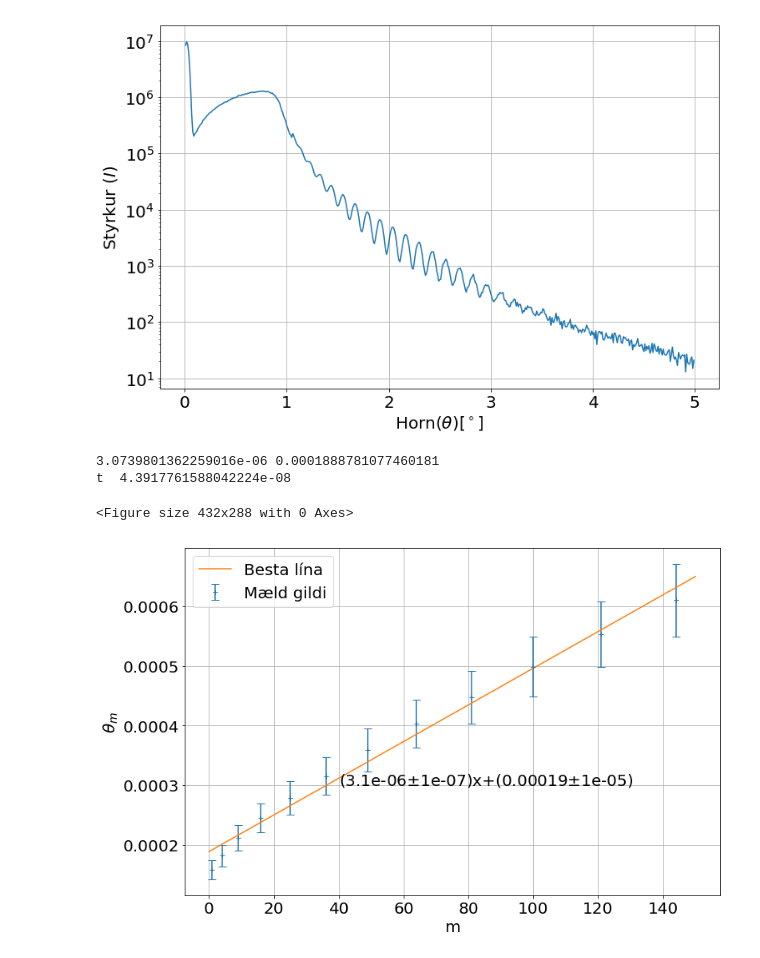
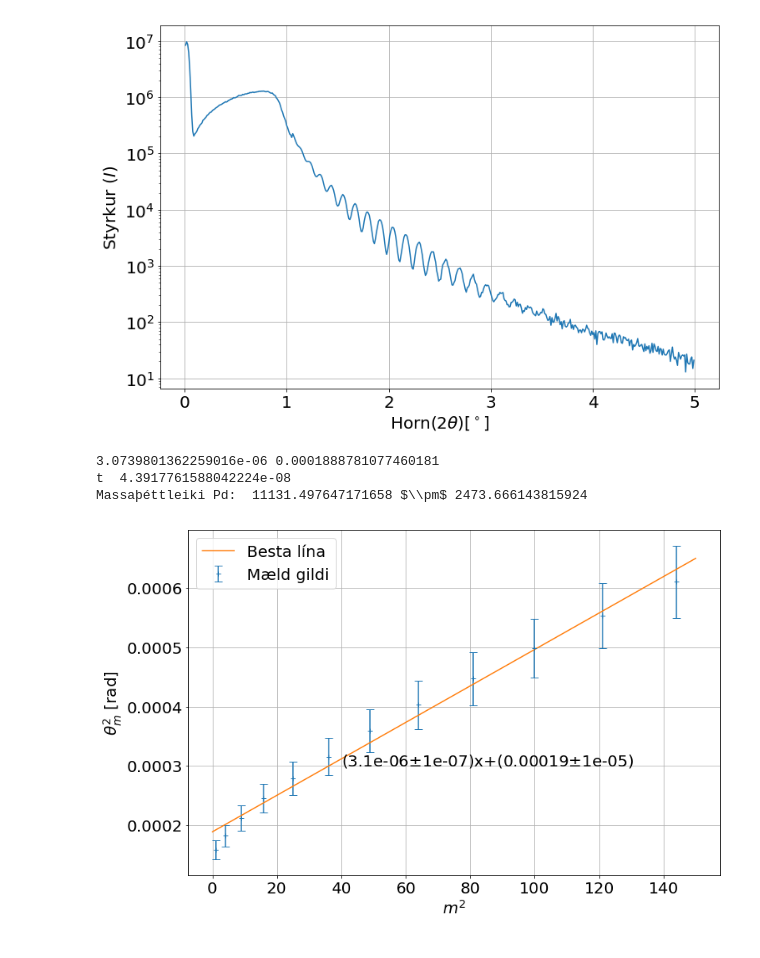
Before and after one commit to EmilGauti/rontgen, a Jupyter notebook: rontgen.ipynb, the cells around one changed output. Saved outputs shown, nothing was run; the diff lists cells and outputs as text; code cells hidden in the pictures.

Commit message:
maff næstum komið

```diff
--- a/rontgen.ipynb
+++ b/rontgen.ipynb
@@ -6,6 +6,13 @@ KEN002 = np.loadtxt('KEN002.xy')
 KEN004 = np.loadtxt('KEN004_vixl.xy')
 KEN002_speglun = np.loadtxt('KEN002_Speglun.xy')
 KEN004_speglun = np.loadtxt('KEN004_Speglun.xy')
+###FASTAR
+r0 = 2.82e-15
+NA = 6.0221409e+23
+lam = 1.54*10**(-10)
+Ks=0.9
+A = 106.42*1.660539040e-27#Kg
+Z = 46
 # %%
 ###KEN002 plain
 
@@ -84,44 +94,55 @@ plt.figure(figsize = (12, 8))
 plt.plot(KEN002_speglun[:,0],KEN002_speglun[:,1])
 
 plt.yscale('log')
-plt.xlabel('Horn($ \\theta) [^\circ$]')
+plt.xlabel('Horn($2 \\theta) [^\circ$]')
 plt.ylabel('Styrkur $(I)$')
 plt.grid()
-plt.show()
 plt.savefig('KEN002_spegl.png')
 plt.savefig('KEN002_spegl.PDF')
+plt.show()
+
 ####### Hallatölu graf
 plt.figure(figsize = (12, 8))
 theta2_m = np.array([1.441, 1.546, 1.670, 1.795, 1.915, 2.035, 2.173, 2.300, 2.424, 2.559, 2.695, 2.831])/2
 theta2_m = theta2_m * np.pi/180
 theta2_m = theta2_m**2
 yerror = np.ones((len(theta2_m)))*0.05*2*theta2_m
 m = np.arange(1,len(theta2_m)+1)**2
 
 plt.errorbar(m,theta2_m, yerr=yerror, linestyle="None",fmt='+',capsize=5,label='Mæld gildi')
 [a,b],V =np.polyfit(m,theta2_m,1,cov=True)
 aErr = np.sqrt(V[0][0])
 bErr = np.sqrt(V[1][1])
 XX = np.linspace(0,150,50)
 YY = a*XX + b
 plt.plot(XX,YY,label='Besta lína')
 plt.grid()
-plt.xlabel('m')
-plt.ylabel('$\\theta_m$')
+plt.xlabel('$m^2$')
+plt.ylabel('$\\theta_m^2$ [rad]')
 print(a,b)
 plt.legend()
 hallaStrengur = '('+str(np.round(a,7))+'$\pm$'+str(np.round(aErr,7))+')x+'
 skurdStrengur ='('+ str(np.round(b,5))+'$\pm$'+str(np.round(bErr,5))+')'
 linuStrengur = hallaStrengur + skurdStrengur
 plt.text(40,0.0003,linuStrengur)
 t = np.sqrt(lam**2/(4*a))
 print('t ',t)
+plt.savefig('halltala1.PDF')
+plt.savefig('halltala1.png')
+
+###########Alspeglunarhorn og massaþéttleiki húðarinnar
+theta2C = 0.9*np.pi/180#mér sýnist vera við 0.9°
+theta2C = theta2C/2#nú komið í rad og búið að deila með 2
+D_theta2C = 0.05*np.pi/180
+rho = theta2C**2*(A*np.pi/(r0*lam**2*Z))
+D_rho = D_theta2C*2*rho/theta2C
+print('Massaþéttleiki Pd: ', rho, r'$\\pm$', D_rho)
 # %% [output]
-[figure, old version]
+[figure, new version]
 3.0739801362259016e-06 0.0001888781077460181
 t  4.3917761588042224e-08
+Massaþéttleiki Pd:  11131.497647171658 $\\pm$ 2473.666143815924
-<Figure size 432x288 with 0 Axes>
-[figure, old version]
+[figure, new version]
 # %%
 ###KEN004 speglun
 
```
Also changed, not shown: parts of 3 cells of this notebook, 12 other files.
